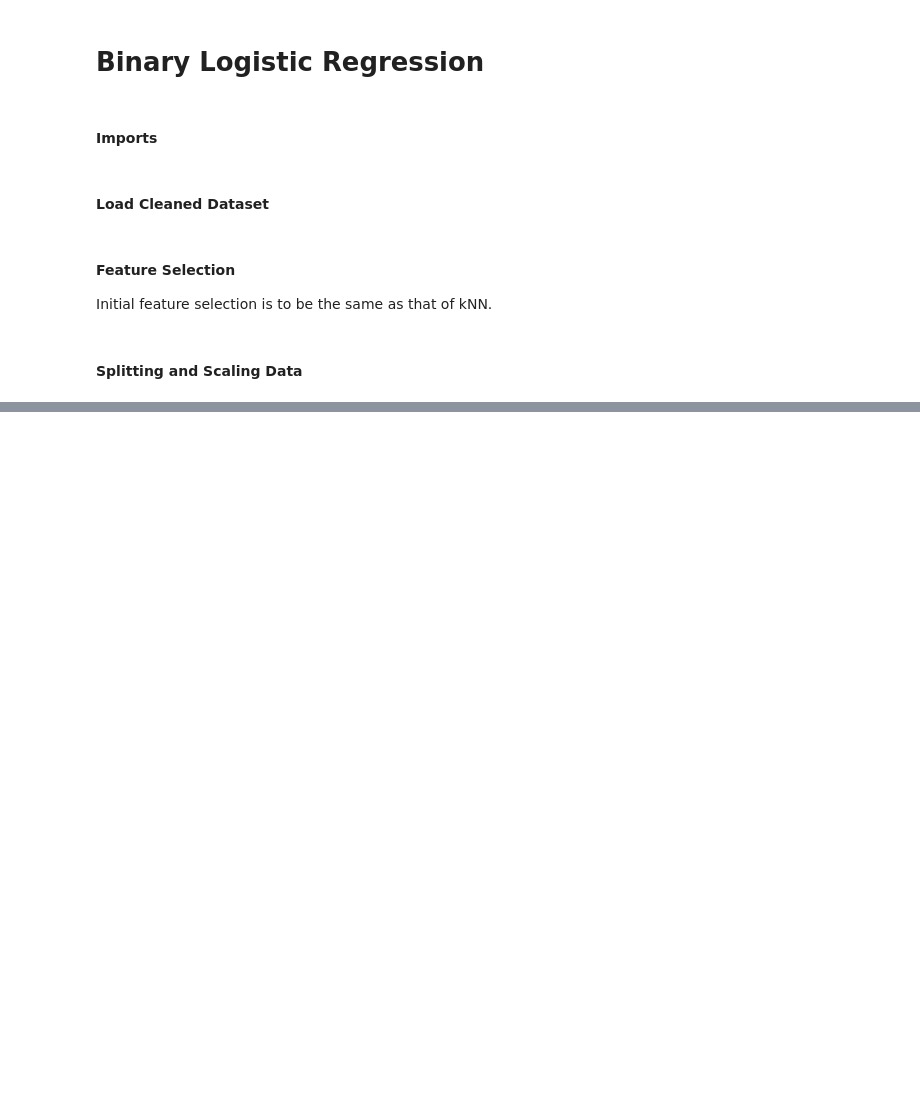
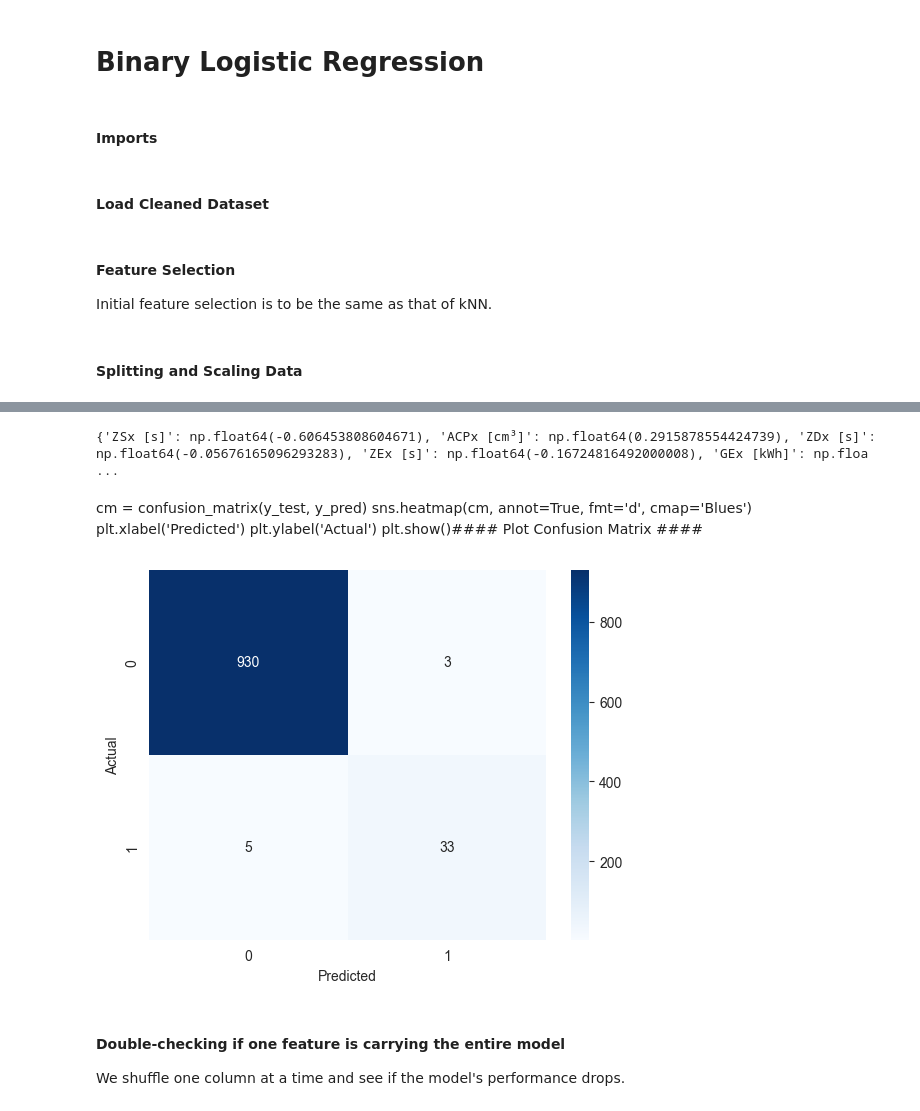
Before and after one commit to LOP-POL/challenge-machine-learning, a Jupyter notebook: BinaryLogisticRegression.ipynb, the cells around one changed output, grey strips where cells are left out. Saved outputs shown, nothing was run; the diff lists cells and outputs as text; code cells hidden in the pictures; blank space fills up the shorter version.

```diff
--- a/BinaryLogisticRegression.ipynb
+++ b/BinaryLogisticRegression.ipynb
@@ -39,0 +45,3 @@ X_test = scaler.transform(X_test)
+# %%
+blr = LogisticRegression()
+blr.fit(X_train, y_train)
@@ -39,0 +52,3 @@ X_test = scaler.transform(X_test)
+# %%
+y_pred = blr.predict(X_test)
+print(classification_report(y_test, y_pred))
@@ -39,0 +64,21 @@ X_test = scaler.transform(X_test)
+# %%
+print(dict(zip(features, blr.coef_[0])))
+# %% [output]
+{'ZSx [s]': np.float64(-0.606453808604671), 'ACPx [cm³]': np.float64(0.2915878554424739), 'ZDx [s]': np.float64(-0.05676165096293283), 'ZEx [s]': np.float64(-0.16724816492000008), 'GEx [kWh]': np.floa ...
+# %% [markdown]
+cm = confusion_matrix(y_test, y_pred)
+sns.heatmap(cm, annot=True, fmt='d', cmap='Blues')
+plt.xlabel('Predicted')
+plt.ylabel('Actual')
+plt.show()#### Plot Confusion Matrix ####
+# %%
+cm = confusion_matrix(y_test, y_pred)
+sns.heatmap(cm, annot=True, fmt='d', cmap='Blues')
+pyplt.xlabel('Predicted')
+pyplt.ylabel('Actual')
+pyplt.show()
+# %% [output]
+[figure, added]
+# %% [markdown]
+#### Double-checking if one feature is carrying the entire model ####
+We shuffle one column at a time and see if the model's performance drops.
```
Also changed, not shown: parts of 14 cells of this notebook, 2 other files.
